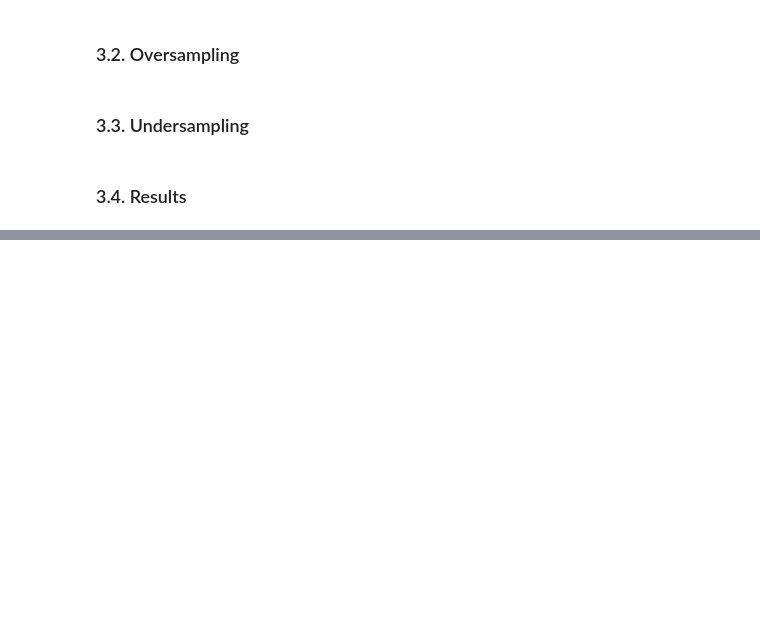
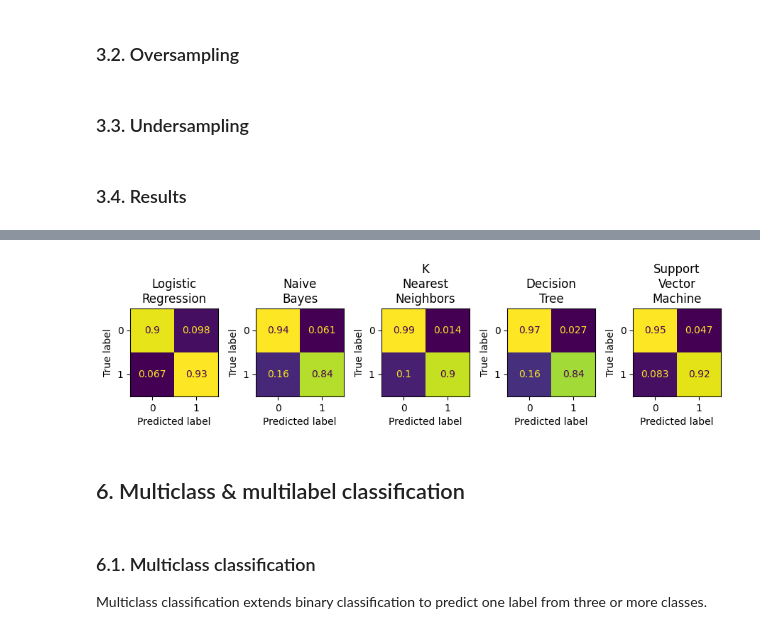
Before and after one commit to kebo0267/AI_ML_Classwork, a Jupyter notebook: class_demo/Lesson_20_demo.ipynb, the cells around one changed output, grey strips where cells are left out. Saved outputs shown, nothing was run; the diff lists cells and outputs as text; code cells hidden in the pictures; blank space fills up the shorter version.

```diff
--- a/class_demo/Lesson_20_demo.ipynb
+++ b/class_demo/Lesson_20_demo.ipynb
@@ -437,0 +659,4 @@ plt.show()
+# %%
+# Train on full training set and collect predictions
+knn_model.fit(train_df.drop(columns=['target']), train_df['target'])
+predictions_df['K_Nearest_Neighbors'] = knn_model.predict(test_df.drop(columns=['target']))
@@ -437,0 +676,4 @@ plt.show()
+# %%
+# Train on full training set and collect predictions
+tree_model.fit(train_df.drop(columns=['target']), train_df['target'])
+predictions_df['Decision_Tree'] = tree_model.predict(test_df.drop(columns=['target']))
@@ -437,0 +693,4 @@ plt.show()
+# %%
+# Train on full training set and collect predictions
+svm_model.fit(train_df.drop(columns=['target']), train_df['target'])
+predictions_df['Support_Vector_Machine'] = svm_model.predict(test_df.drop(columns=['target']))
@@ -437,0 +741,30 @@ plt.show()
+# %%
+# Create confusion matrix comparison plot using predictions dataframe
+fig, axes = plt.subplots(nrows=1, ncols=5, figsize=(9, 2.4))
+
+model_columns = [col for col in predictions_df.columns if col != 'True_Label']
+
+for i, col in enumerate(model_columns):
+
+    ConfusionMatrixDisplay.from_predictions(
+        predictions_df['True_Label'],
+        predictions_df[col],
+        ax=axes[i],
+        normalize='true',
+        colorbar=False
+    )
+
+    # Format model name for display
+    model_name = col.replace('_', '\n')
+    axes[i].set_title(model_name)
+
+plt.tight_layout()
+plt.show()
+# %% [output]
+[figure, added]
+# %% [markdown]
+## 6. Multiclass & multilabel classification
+# %% [markdown]
+### 6.1. Multiclass classification
+
+Multiclass classification extends binary classification to predict one label from three or more classes.
```
Also changed, not shown: parts of 35 cells of this notebook.
